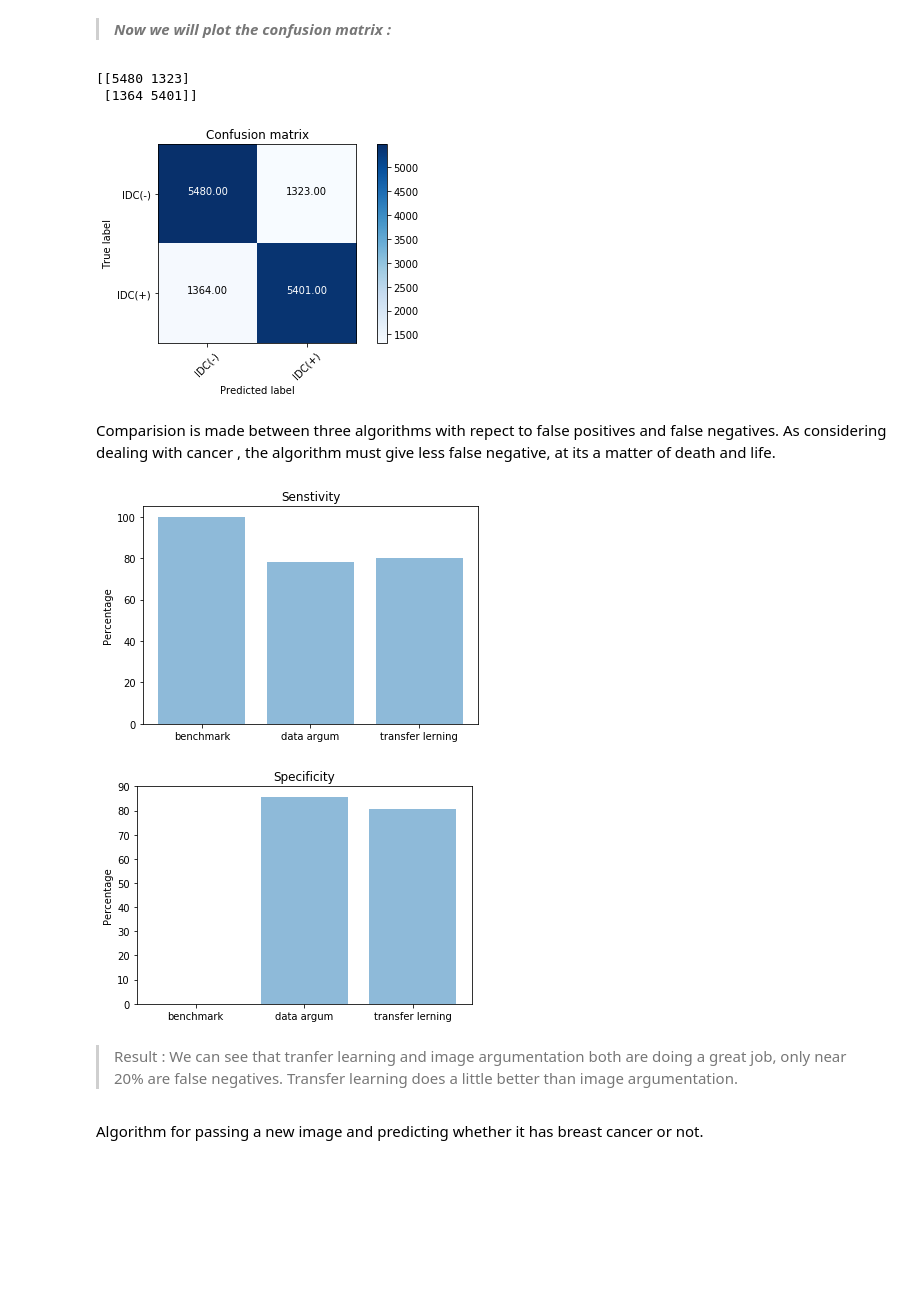
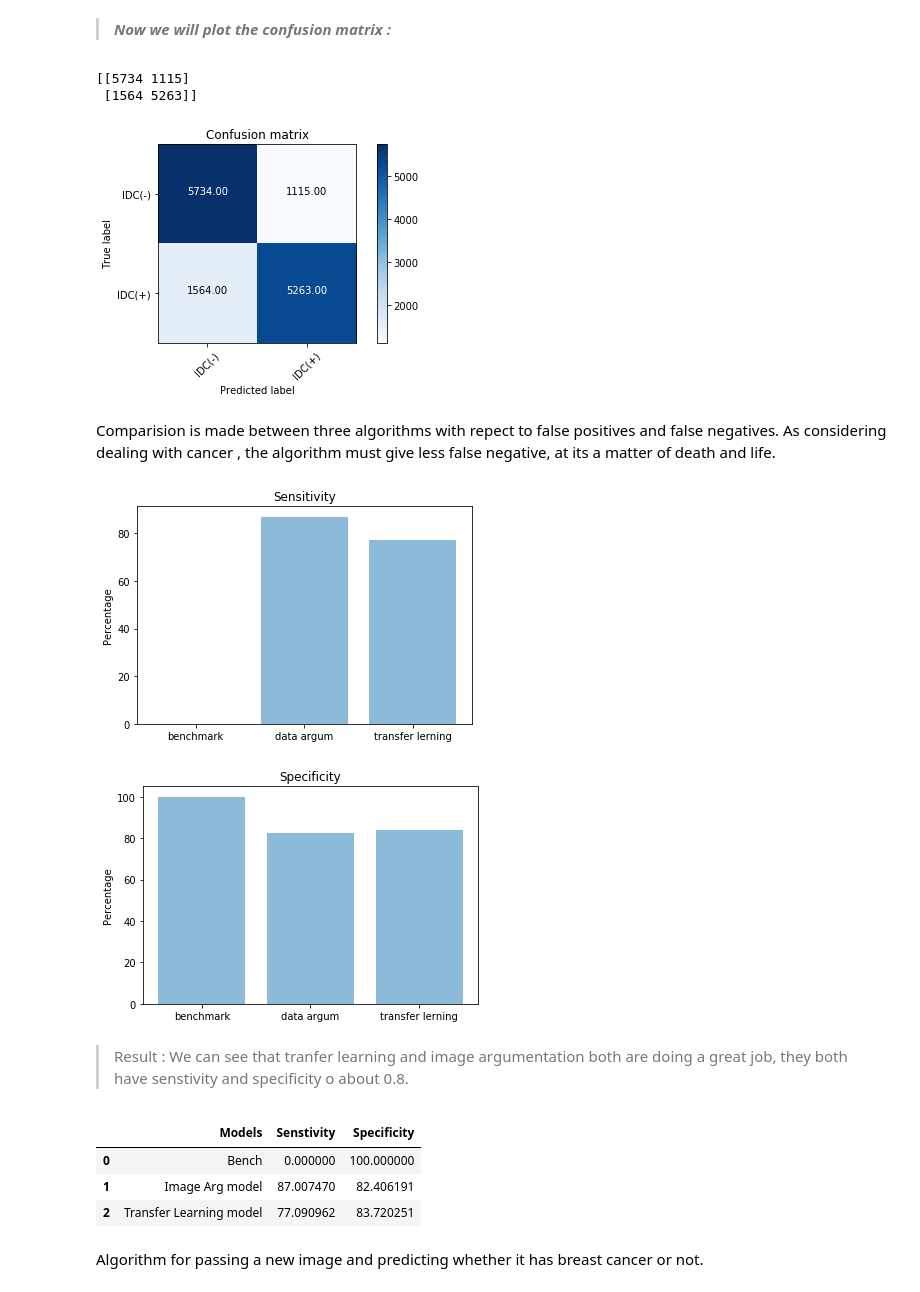
Before and after one commit to animeshseemendra/Breast-Cancer-Detection, a Jupyter notebook: breast_cancer.ipynb, the cells around one changed output. Drawn from its saved outputs; the diff is of its cells as text; code cells hidden in the pictures; blank space fills up the shorter version.

```diff
--- a/breast_cancer.ipynb
+++ b/breast_cancer.ipynb
@@ -495,6 +496,10 @@ argum_model.add(Dropout(0.15))
 argum_model.add(MaxPooling2D(pool_size=2,strides=2))
 argum_model.add(Conv2D(filters=64,kernel_size=(3,3),strides=2,padding='same',activation='relu'))
 argum_model.add(Dropout(0.25))
+argum_model.add(Conv2D(filters=128,kernel_size=(3,3),strides=2,padding='same',activation='relu'))
+argum_model.add(Dropout(0.35))
+argum_model.add(Conv2D(filters=512,kernel_size=(3,3),strides=2,padding='same',activation='relu'))
+argum_model.add(Dropout(0.45))
 argum_model.add(Flatten())
 argum_model.add(Dense(2, activation='softmax'))
 argum_model.summary()
@@ -523,7 +528,7 @@ from keras.callbacks import ModelCheckpoint
 checkpointer = ModelCheckpoint(filepath='weights.bestarg.hdf5', verbose=1, save_best_only=True)
 # %%
 batch_size=32
-epochs=5
+epochs=20
 argum_model.fit_generator(datagen.flow(X_train, Y_train, batch_size),
           validation_data=(X_valid_e, Y_valid), steps_per_epoch=len(X_train) / batch_size,
           epochs=epochs,callbacks=[checkpointer], verbose=0)
@@ -540 +553,7 @@ Epoch 00005: val_loss improved from 0.42930 to 0.41991, saving model to weights.
 <keras.callbacks.History at 0x...>
+# %%
+batch_size=64
+epochs=5
+argum_model.fit_generator(datagen.flow(X_train, Y_train, batch_size),
+          validation_data=(X_valid_e, Y_valid), steps_per_epoch=len(X_train) / batch_size,
+          epochs=epochs,callbacks=[checkpointer], verbose=0)
@@ -658,31 +691,31 @@ cnf_matrix_transfer=confusion_matrix(np.argmax(Y_test, axis=1), np.array(predict
 plot_confusion_matrix(cnf_matrix_transfer, classes=class_names,
                       title='Confusion matrix')
 # %% [output]
-[[5480 1323]
- [1364 5401]]
+[[5734 1115]
+ [1564 5263]]
-[figure, old version]
+[figure, new version]
 # %% [markdown]
 Comparision is made between three algorithms with repect to false positives and false negatives. As considering dealing with cancer , the algorithm must give less false negative, at its a matter of death and life.
 # %%
 tp=0
 for i in range(0,len(Y_test)):
     if(np.argmax(Y_test[i])==1):
         tp+=1
-confusion_bench=cnf_matrix_bench[1][1]/tp *100
-confusion_Arg=cnf_matrix_Arg[1][1]/tp *100
-confusion_transfer=cnf_matrix_transfer[1][1]/tp *100
+confusion_bench_s=cnf_matrix_bench[1][1]/tp *100
+confusion_Arg_s=cnf_matrix_Arg[1][1]/tp *100
+confusion_transfer_s=cnf_matrix_transfer[1][1]/tp *100
 classes=["benchmark","data argum","transfer lerning"]
 objects=["benchmark","data argum","transfer lerning"]
 y_pos = np.arange(len(classes))
-count=[confusion_bench,confusion_Arg,confusion_transfer]
+count=[confusion_bench_s,confusion_Arg_s,confusion_transfer_s]
 plt.bar(y_pos, count, align='center', alpha=0.5)
 plt.xticks(y_pos, objects)
 plt.ylabel('Percentage')
-plt.title('Senstivity')
+plt.title('Sensitivity')
 
 plt.show()
 # %% [output]
-[figure, old version]
+[figure, new version]
 # %%
 tp=0
 tn=0
@@ -706,6 +739,6 @@ plt.title('Specificity')
 
 plt.show()
 # %% [output]
-[figure, old version]
+[figure, new version]
 # %% [markdown]
-> Result : We can see that tranfer learning and image argumentation both are doing a great job, only near 20% are false negatives. Transfer learning does a little better than image argumentation.
+> Result : We can see that tranfer learning and image argumentation both are doing a great job, they both have senstivity and specificity o about 0.8.
@@ -712,3 +751,10 @@ plt.show()
+# %%
+display(results)
+# %% [output]
+|  | Models | Senstivity | Specificity |
+| 0 | Bench | 0.000000 | 100.000000 |
+| 1 | Image Arg model | 87.007470 | 82.406191 |
+| 2 | Transfer Learning model | 77.090962 | 83.720251 |
 # %% [markdown]
 Algorithm for passing a new image and predicting whether it has breast cancer or not.
 # %%
```
Also changed, not shown: parts of 22 cells of this notebook, 1 other file.
